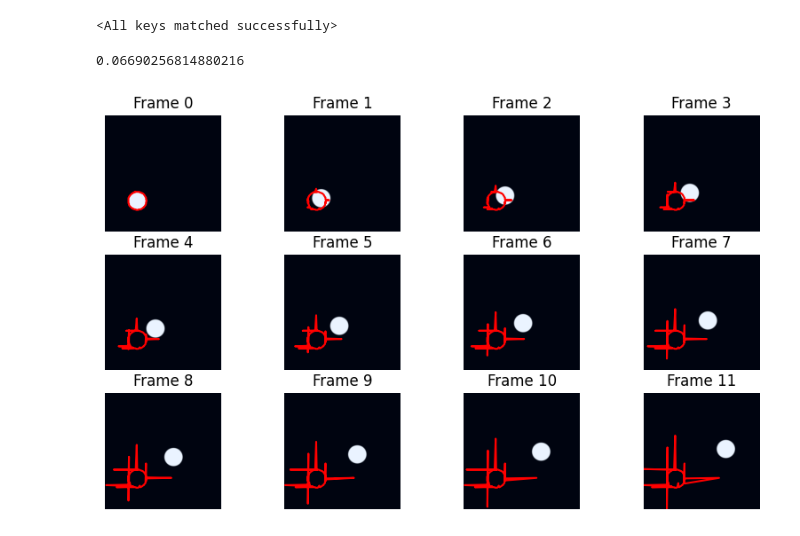
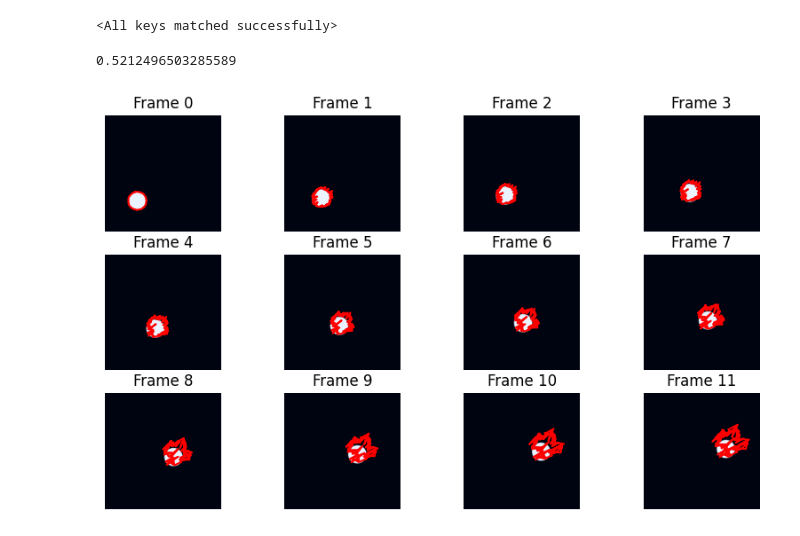
Before and after one commit to wcbup/VOS_boundary_tracking, a Jupyter notebook: neighbor_train.ipynb, the cells around one changed output. Saved outputs shown, nothing was run; the diff lists cells and outputs as text; code cells hidden in the pictures.

```diff
--- a/neighbor_train.ipynb
+++ b/neighbor_train.ipynb
@@ -134,8 +134,8 @@ for e in range(num_epochs):
         curr_idx = curr_idx.item()
         optimizer.zero_grad()
         results = model(pre_frame, curr_frame, pre_boundary)
-        loss = torch.tensor(0.0, requires_grad=True).cuda()
         refine_num = len(results)
+        loss = 0
         for i in range(refine_num):
             loss += 0.8 ** (refine_num - i - 1) * loss_func(results[i], curr_boundary)
         mean_loss += loss.item()
@@ -213,33 +213,33 @@ def test_model_one_video(model, test_dataset: torch.utils.data.Dataset, device="
     interval = 1
     for i in tqdm(range(1, len(test_dataset))):
         img, sgm, boundary = test_dataset[i]
         with torch.no_grad():
             results = model(
                 pre_img.unsqueeze(0).to(device),
                 img.unsqueeze(0).to(device),
                 pre_boundary.unsqueeze(0).to(device),
             )
-            pre_boundary = results[-1].squeeze(0)
+            pre_boundary = results[-1].squeeze(0).long()
             pre_img = img
             if i % interval == 0:
                 plt.subplot(10, 4, i // interval + 1)
                 # plt.subplot(4, 4, i // interval)
                 plt.imshow(normalize_image(pre_img.permute(1, 2, 0)))
                 # index = 10
                 # plt.scatter(pre_boundary.cpu().numpy()[:, 0][index], pre_boundary.cpu().numpy()[:, 1][index], )
                 plt.plot(pre_boundary.cpu().numpy()[:, 0], pre_boundary.cpu().numpy()[:, 1], "r")
                 plt.axis('off')
                 plt.title(f'Frame {i}')
         total_iou += get_boundary_iou(sgm, pre_boundary.cpu().numpy())
     return total_iou / (len(test_dataset) - 1)
 # if model_name == "uniform_model":
 #     test_dataset = DAVIS_test("bear", is_uniform=True)
 # else:
 #     test_dataset = DAVIS_test("bear", is_uniform=False)
 test_dataset = Balltest()
 # test_dataset = Balltest("ellipse/uniform_samples_80.json")
 
 test_model_one_video(model, test_dataset,)
 # %% [output]
-0.06690256814880216
+0.5212496503285589
-[figure, old version]
+[figure, new version]
```
Also changed, not shown: parts of 7 cells of this notebook, 3 other files.
